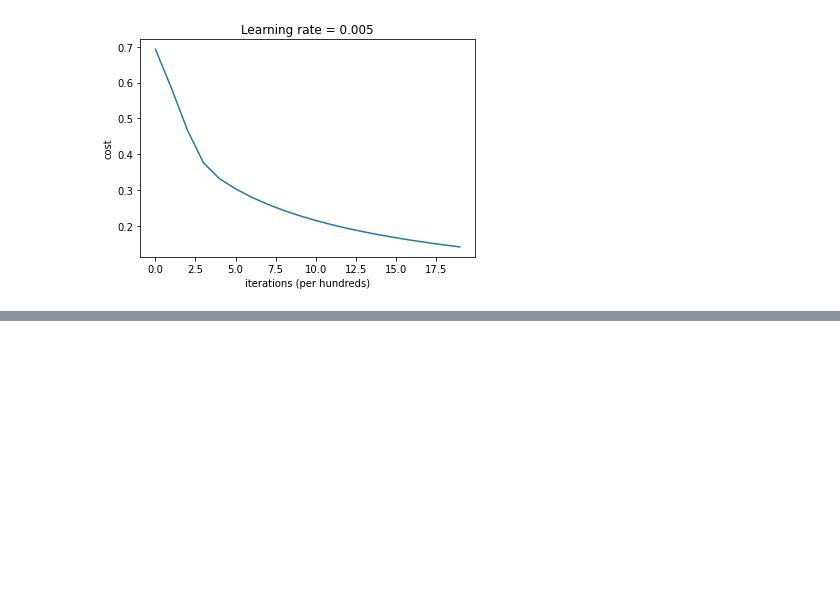
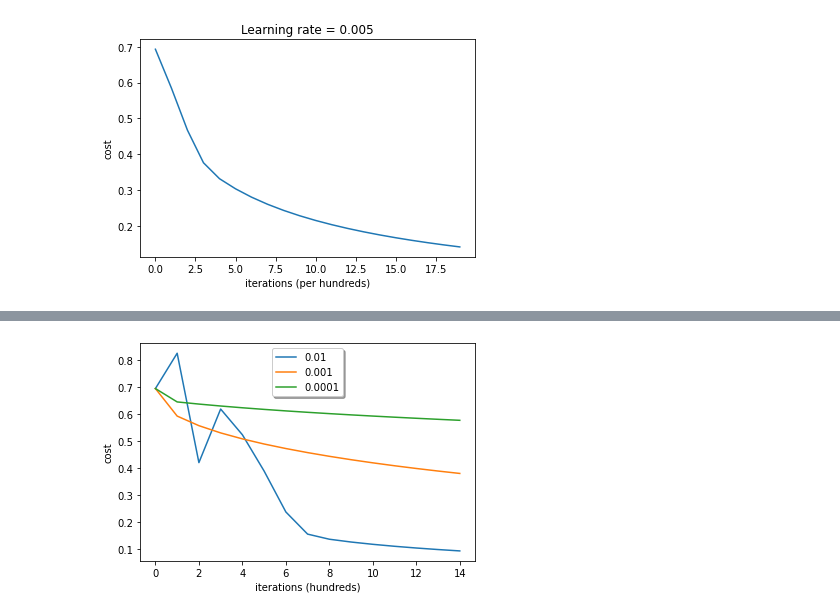
Before and after one commit to aitezazakhtar/LogisticRegression-as-NeuralNetwork, a Jupyter notebook: LogisticRegression-as-NN.ipynb, the cells around one changed output, grey strips where cells are left out. Saved outputs shown, nothing was run; the diff lists cells and outputs as text; code cells hidden in the pictures; blank space fills up the shorter version.

Commit message:
learning rate choice

```diff
--- a/LogisticRegression-as-NN.ipynb
+++ b/LogisticRegression-as-NN.ipynb
@@ -321,0 +321,8 @@ Text(0.5, 1.0, 'Learning rate = 0.005')
+# %%
+learning_rates = [0.01, 0.001, 0.0001]
+models = {}
+
+for i in learning_rates:
+    print('learning_rate:', str(i))
+    models[str(i)] = model(x_train, y_train, x_test, y_test, num_iterations = 1500, learning_rate = i, print_cost = False)
+    print('---------------')
@@ -321,0 +342,9 @@ Text(0.5, 1.0, 'Learning rate = 0.005')
+# %%
+for i in learning_rates:
+    plt.plot(models[str(i)]['costs'], label = str(models[str(i)]['learning_rate']))
+
+plt.ylabel('cost')
+plt.xlabel('iterations (hundreds)')
+legend = plt.legend(loc='upper center', shadow=True)
+# %% [output]
+[figure, added]
```
Also changed, not shown: parts of 7 cells of this notebook.
